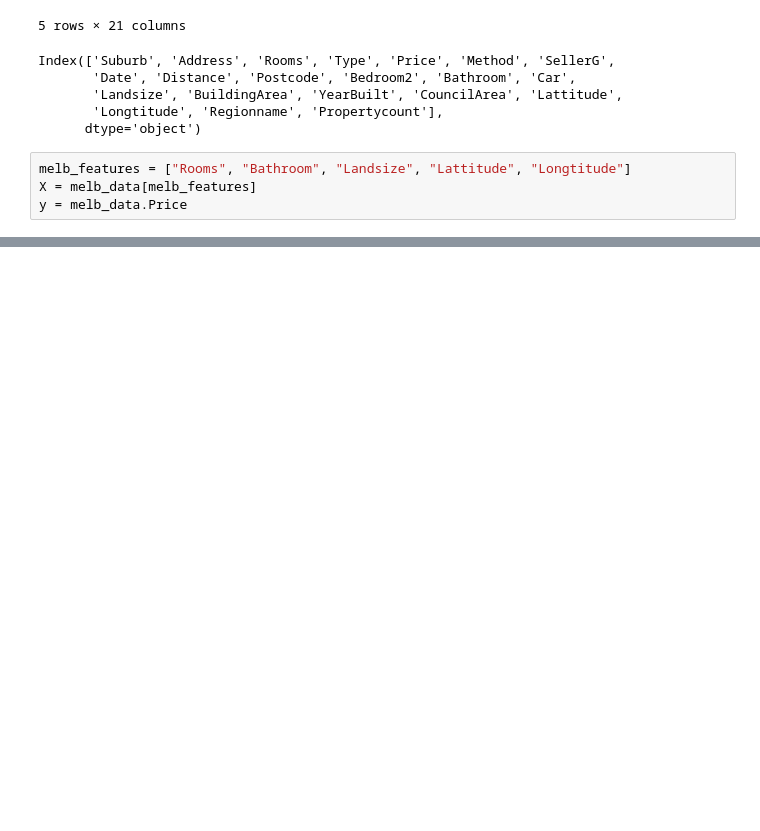
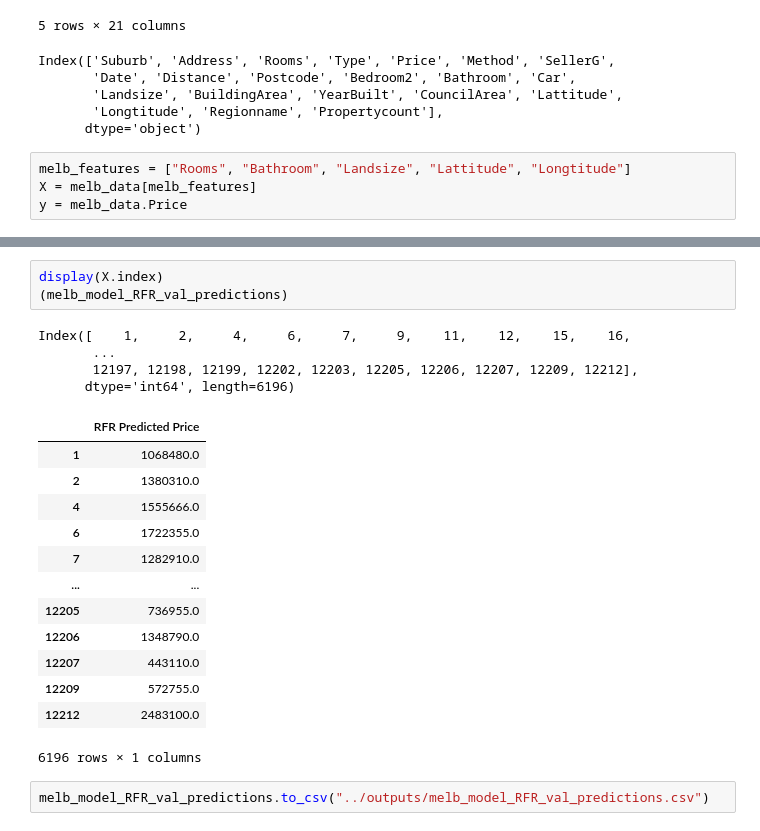
Before and after one commit to minip8/Kaggle-Learning, a Jupyter notebook: notebooks/houses_melb.ipynb, the cells around one changed output, grey strips where cells are left out. Drawn from its saved outputs; the diff is of its cells as text; blank space fills up the shorter version.

```diff
--- a/notebooks/houses_melb.ipynb
+++ b/notebooks/houses_melb.ipynb
@@ -144,0 +143,23 @@ display(val_X.join(val_y).join(melb_model_RFR_val_predictions))
+# %%
+display(X.index)
+(melb_model_RFR_val_predictions)
+# %% [output]
+Index([    1,     2,     4,     6,     7,     9,    11,    12,    15,    16,
+       ...
+       12197, 12198, 12199, 12202, 12203, 12205, 12206, 12207, 12209, 12212],
+      dtype='int64', length=6196)
+|  | RFR Predicted Price |
+| 1 | 1068480.0 |
+| 2 | 1380310.0 |
+| 4 | 1555666.0 |
+| 6 | 1722355.0 |
+| 7 | 1282910.0 |
+| ... | ... |
+| 12205 | 736955.0 |
+| 12206 | 1348790.0 |
+| 12207 | 443110.0 |
+| 12209 | 572755.0 |
+| 12212 | 2483100.0 |
+6196 rows × 1 columns
+# %%
+melb_model_RFR_val_predictions.to_csv("../outputs/melb_model_RFR_val_predictions.csv")
```
Also changed, not shown: parts of 7 cells of this notebook, 2 other files.
